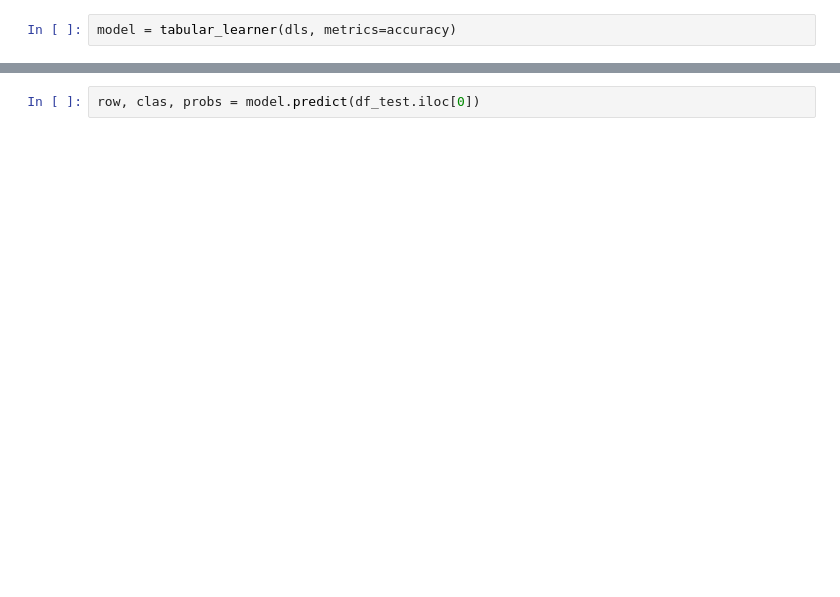
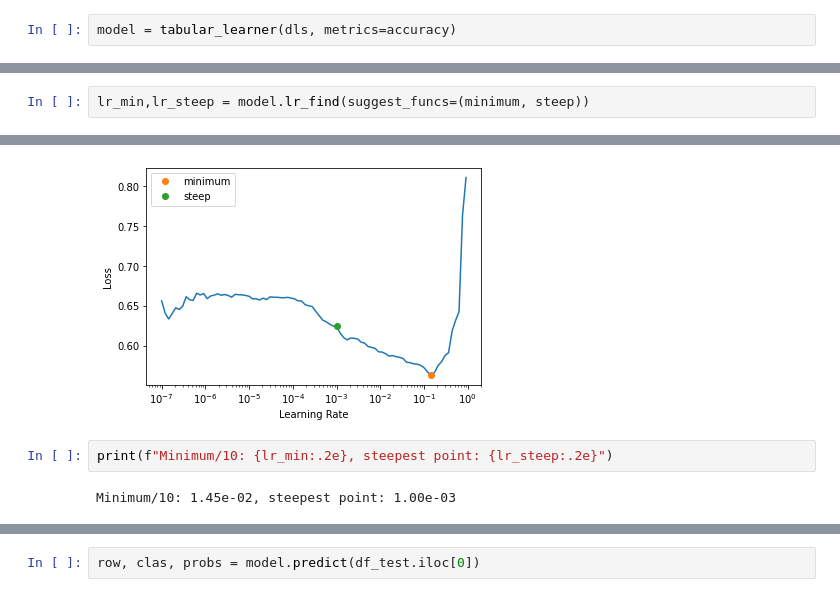
Before and after one commit to HAL22/Kaggle-Competitions, a Jupyter notebook: Spaceship_Titanic.ipynb, the cells around one changed output, grey strips where cells are left out. Drawn from its saved outputs; the diff is of its cells as text; blank space fills up the shorter version.

```diff
--- a/Spaceship_Titanic.ipynb
+++ b/Spaceship_Titanic.ipynb
@@ -75,0 +75,3 @@ model.fit_one_cycle(3)
+# %%
+lr_min,lr_steep = model.lr_find(suggest_funcs=(minimum, steep))
+# %% [output]
@@ -75,0 +79,5 @@ model.fit_one_cycle(3)
+[figure, added]
+# %%
+print(f"Minimum/10: {lr_min:.2e}, steepest point: {lr_steep:.2e}")
+# %% [output]
+Minimum/10: 1.45e-02, steepest point: 1.00e-03
```
Also changed, not shown: parts of 18 cells of this notebook.
